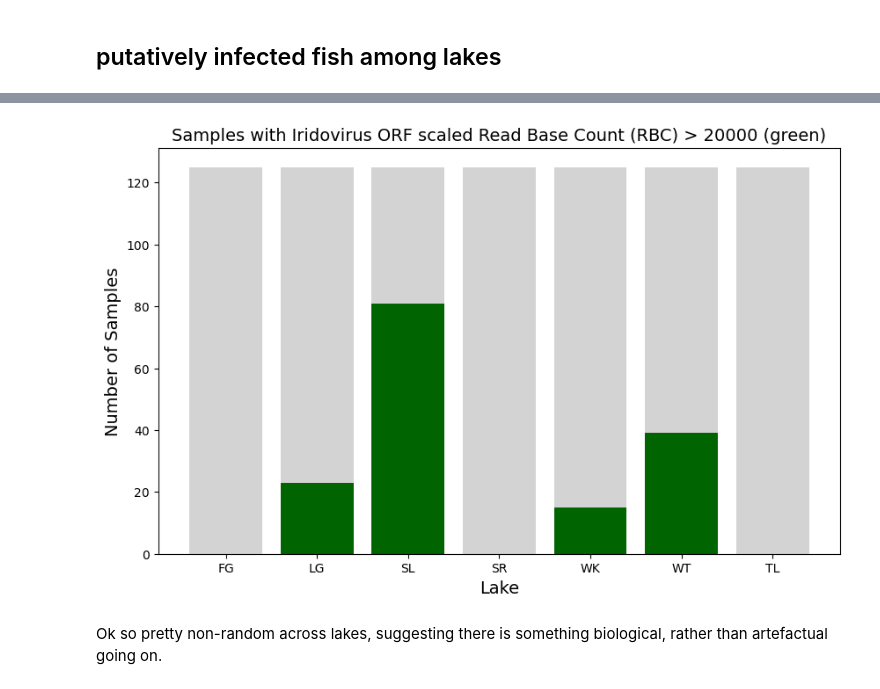
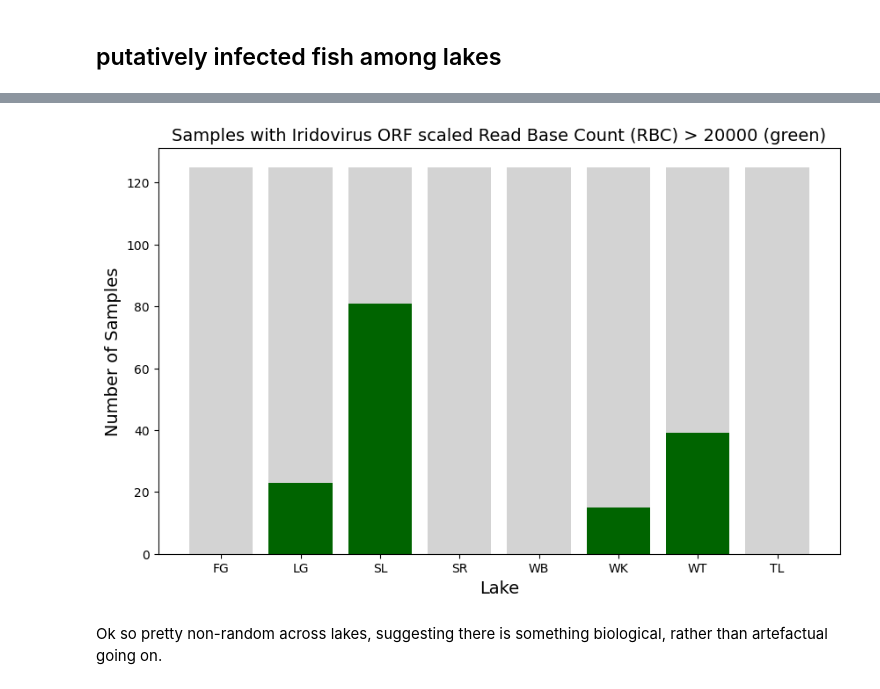
Before and after one commit to DanJeffries/FITNESS, a Jupyter notebook: code/JupNBs/Virus_screening.ipynb, the cells around one changed output, grey strips where cells are left out. Saved outputs shown, nothing was run; the diff lists cells and outputs as text; code cells hidden in the pictures.

```diff
--- a/code/JupNBs/Virus_screening.ipynb
+++ b/code/JupNBs/Virus_screening.ipynb
@@ -122,35 +122,36 @@ totals_per_lake["FG"] = 125
 totals_per_lake["LG"] = 125
 totals_per_lake["SL"] = 125
 totals_per_lake["SR"] = 125
+totals_per_lake["WB"] = 125
 totals_per_lake["WK"] = 125
 totals_per_lake["WT"] = 125
 totals_per_lake["TL"] = 125
 
 plt.figure(figsize=(10, 6))
 bar_index = 1
 xticks = []
 xticks_labels = []
 for lake in totals_per_lake:
 
     xticks.append(bar_index)
     xticks_labels.append(lake)
 
     plt.bar(bar_index, 125, color='lightgrey')
 
     if lake in counts_per_lake:
         plt.bar(bar_index, counts_per_lake[lake], color='darkgreen')
 
     bar_index += 1
 
 plt.xticks(xticks, xticks_labels)
 plt.ylabel('Number of Samples', fontsize=14)
 plt.xlabel('Lake', fontsize=14)
 plt.title('Samples with Iridovirus ORF scaled Read Base Count (RBC) > 20000 (green)', fontsize=14)
 
 
 plt.show()
 # %% [output]
-[figure, old version]
+[figure, new version]
 # %% [markdown]
 Ok so pretty non-random across lakes, suggesting there is something biological, rather than artefactual going on.
 # %% [markdown]
```
Also changed, not shown: parts of 1 cell of this notebook, 1 other file.
